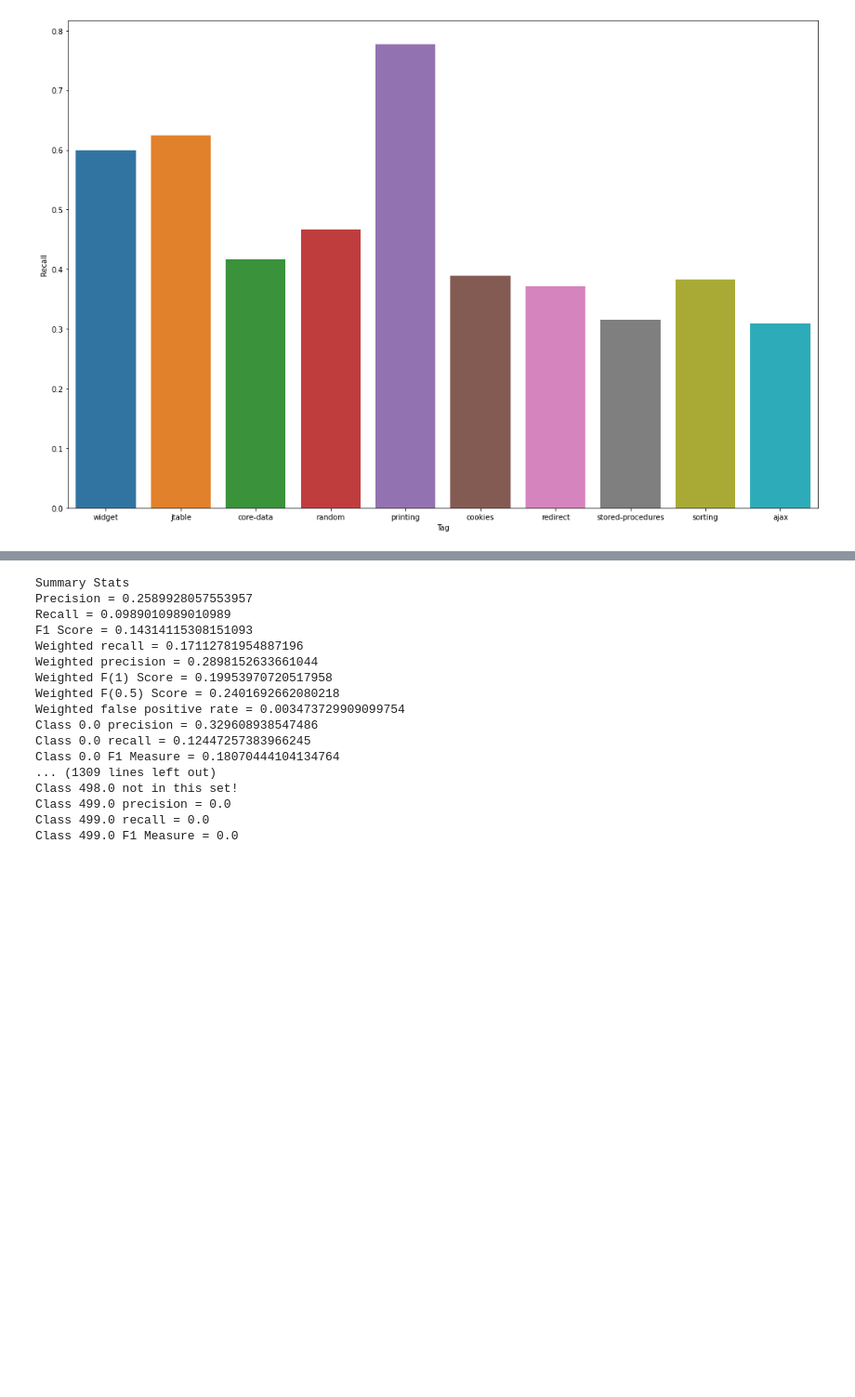
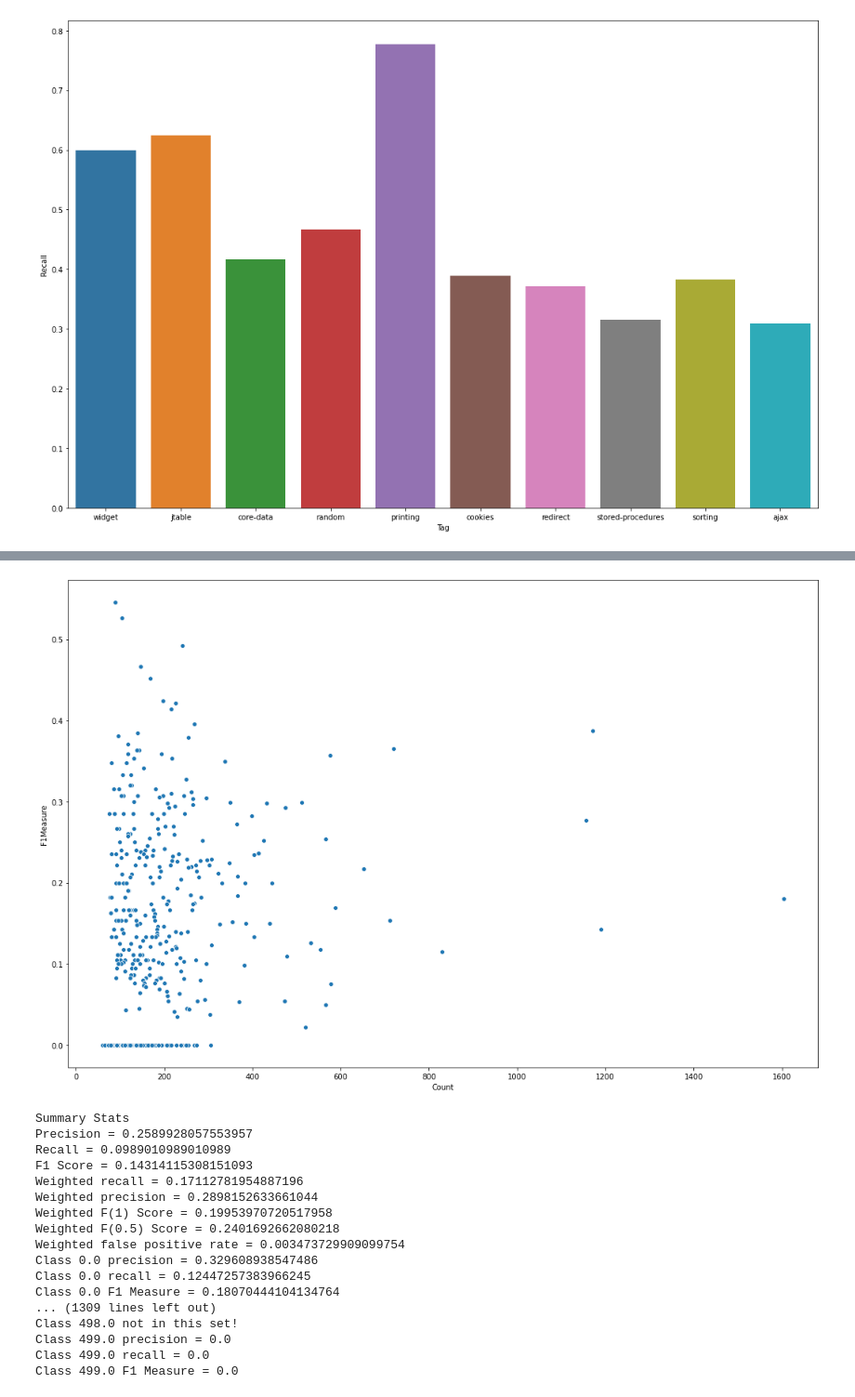
Before and after one commit to mklasby/ENSF_612_Project, a Jupyter notebook: Results/Tag_3/Machine Learning Training and Predictions-Copy2.ipynb, the cells around one changed output, grey strips where cells are left out. Shown: that part at 93% size. Saved outputs shown, nothing was run; the diff lists cells and outputs as text; code cells hidden in the pictures; blank space fills up the shorter version.

```diff
--- a/Results/Tag_3/Machine Learning Training and Predictions-Copy2.ipynb
+++ b/Results/Tag_3/Machine Learning Training and Predictions-Copy2.ipynb
@@ -746,3 +790,14 @@ fig.show()
+# %%
+# Counts vs F1
+
+import matplotlib.pyplot as plt
+import seaborn as sns
+fig, ax = plt.subplots(nrows=1, ncols=1, figsize=[18,12])
+sns.scatterplot(x="Count", y="F1Measure", data=plot_df, ax=ax)
+fig.show()
+plt.savefig("Tag 3 F1Measure vs Count train")
+# %% [output]
+[figure, added]
 # %%
 from pyspark.mllib.evaluation import MulticlassMetrics
 
```
Also changed, not shown: parts of 11 cells of this notebook, 3 other files.
